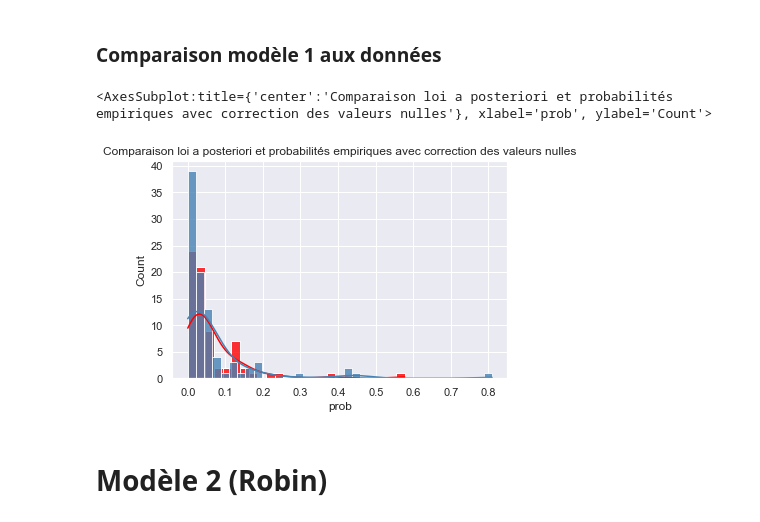
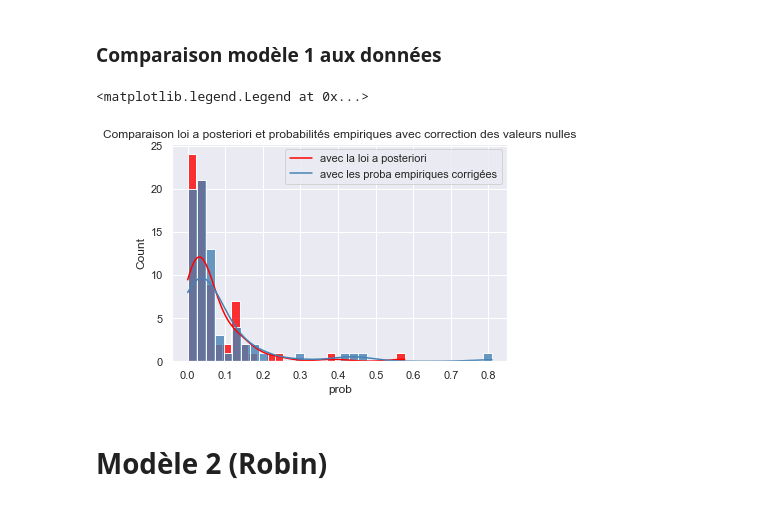
Before and after one commit to erialc-cal/MCM_Listeria_Prevalence, a Jupyter notebook: Untitled.ipynb, the cells around one changed output. Saved outputs shown, nothing was run; the diff lists cells and outputs as text; code cells hidden in the pictures.

```diff
--- a/Untitled.ipynb
+++ b/Untitled.ipynb
@@ -89,10 +89,11 @@ ech = [scipy.stats.beta.rvs(l_pos[i],l_test[i]) for i in range(len(l_test))]
 # %%
 plt.title('Comparaison loi a posteriori et probabilités empiriques avec correction des valeurs nulles')
 sns.histplot(ech, color="red", kde=True, alpha=0.8)
-sns.histplot(data['prob'], color="steelblue", kde=True,alpha=0.8)
+sns.histplot(data['prob'][data.nb_pos > 0], color="steelblue", kde=True,alpha=0.8)
+plt.legend(['avec la loi a posteriori', 'avec les proba empiriques corrigées'])
 # %% [output]
-<AxesSubplot:title={'center':'Comparaison loi a posteriori et probabilités empiriques avec correction des valeurs nulles'}, xlabel='prob', ylabel='Count'>
+<matplotlib.legend.Legend at 0x...>
-[figure, old version]
+[figure, new version]
 # %% [markdown]
 # Modèle 2 (Robin)
 # %%
```
Also changed, not shown: parts of 10 cells of this notebook.
